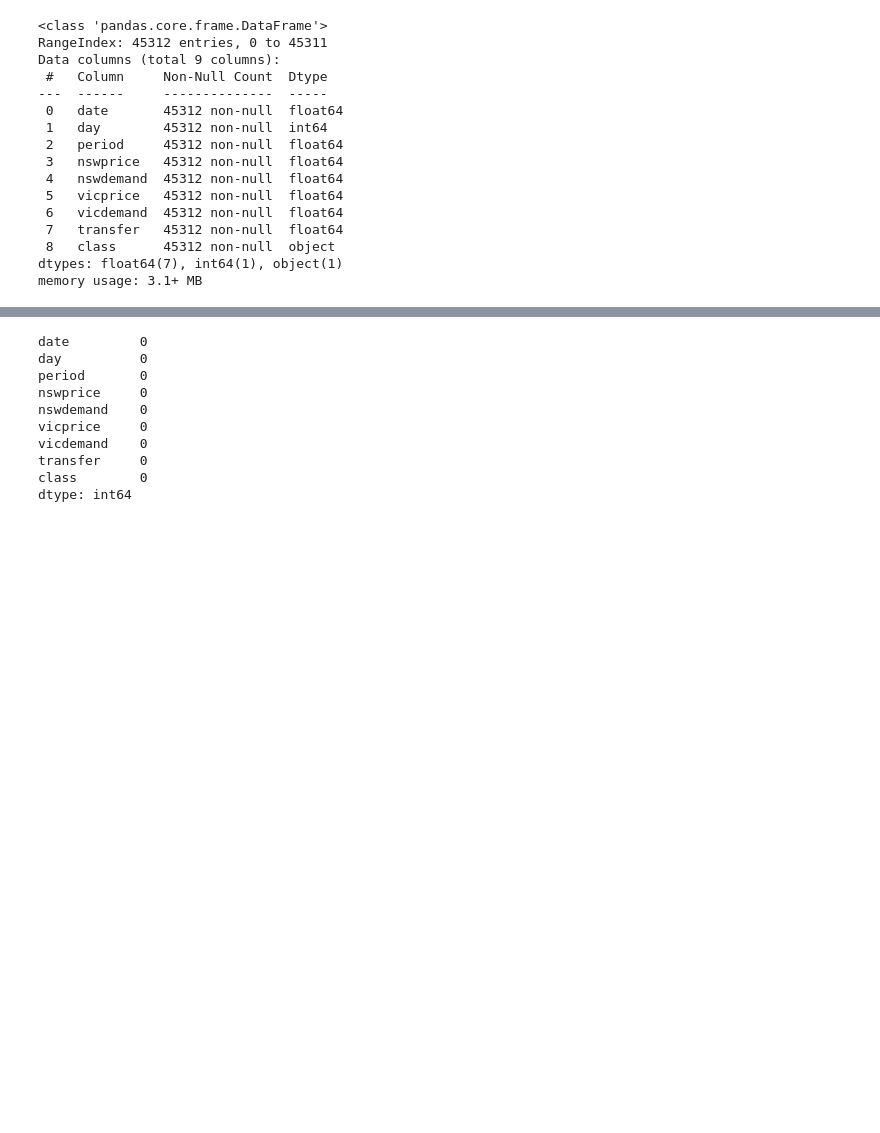
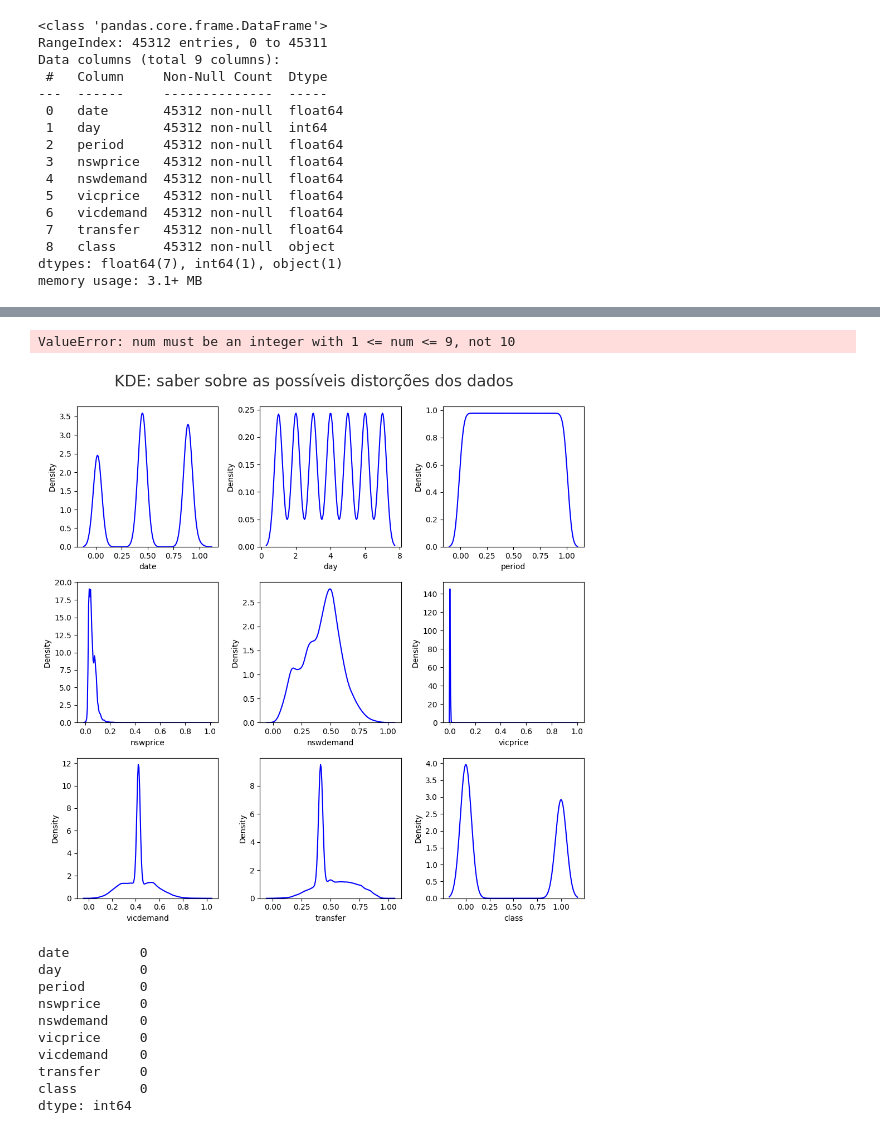
Before and after one commit to pedroevaristo/aus-eletric-data, a Jupyter notebook: eletricAUS.ipynb, the cells around one changed output, grey strips where cells are left out. Cells and saved outputs as stored; diff of their text form; code cells hidden in the pictures; blank space fills up the shorter version.

```diff
--- a/eletricAUS.ipynb
+++ b/eletricAUS.ipynb
@@ -40,3 +52,22 @@ memory usage: 3.1+ MB
+# %%
+#baseado nesse artigo: https://medium.com/@renata-biaggi/guia-completo-an%C3%A1lise-explorat%C3%B3ria-de-dados-com-python-2964fa2940f4
+num_colunas = len(read.columns)
+num_linhas = (num_colunas + 2) // 3
+
+
+plt.figure(figsize=(10,10))
+plt.suptitle("KDE: saber sobre as possíveis distorções dos dados", fontsize=20, alpha=0.8, y=1)
+
+for i in range(len(read)):
+    plt.subplot(num_linhas,3,i+1)# Aqui é na sequência: 5 : quantid. de linhas, 3 : quantid. de colunas, i+1 : as posições do plot
+
+    sn.kdeplot(x=read[read.columns[i]] ,color='blue')#o motivo de ser "x="" e não "data=" é por causa que vai se criar
+    plt.xlabel(read.columns[i])
+    plt.tight_layout()
+    #tinha um problema de ter um subplot extra no gráfico
+# %% [output]
+ValueError: num must be an integer with 1 <= num <= 9, not 10
+[figure, added]
 # %%
 read.isna().sum()
 # %% [output]
```
Also changed, not shown: parts of 7 cells of this notebook, 1 other file.
